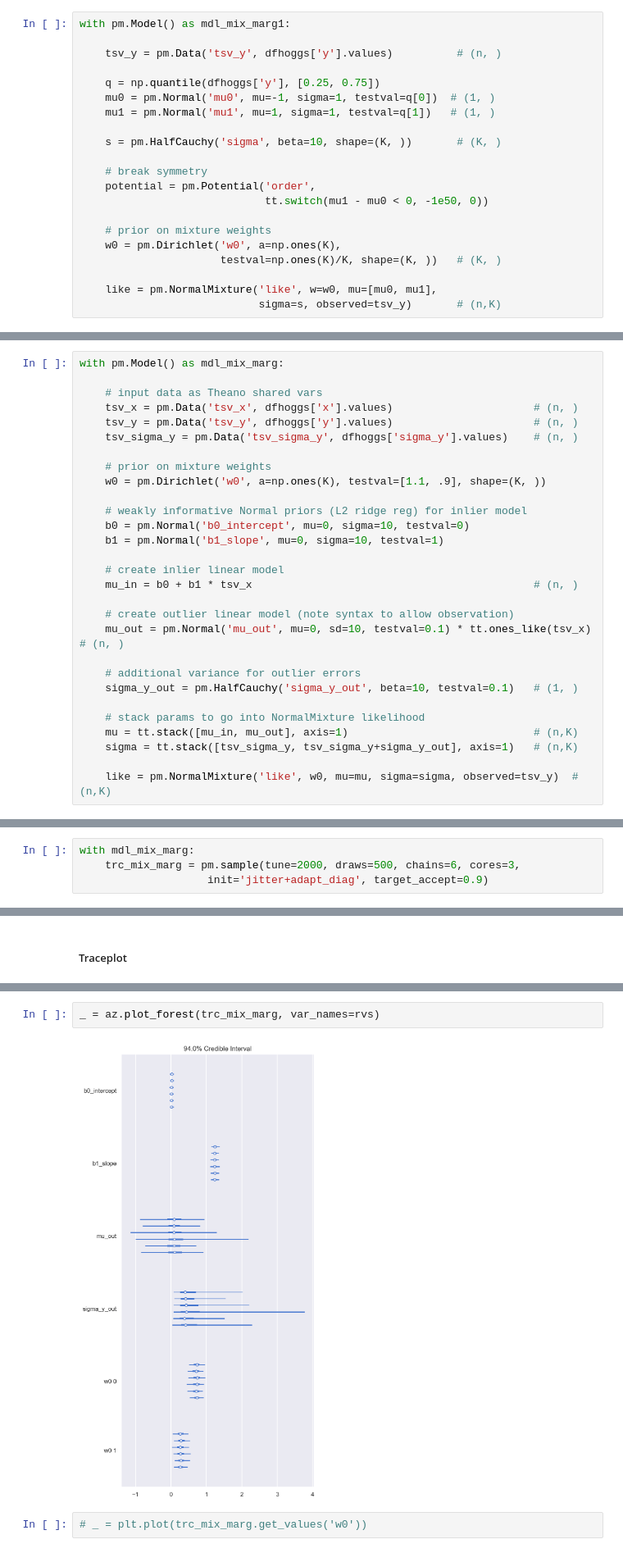
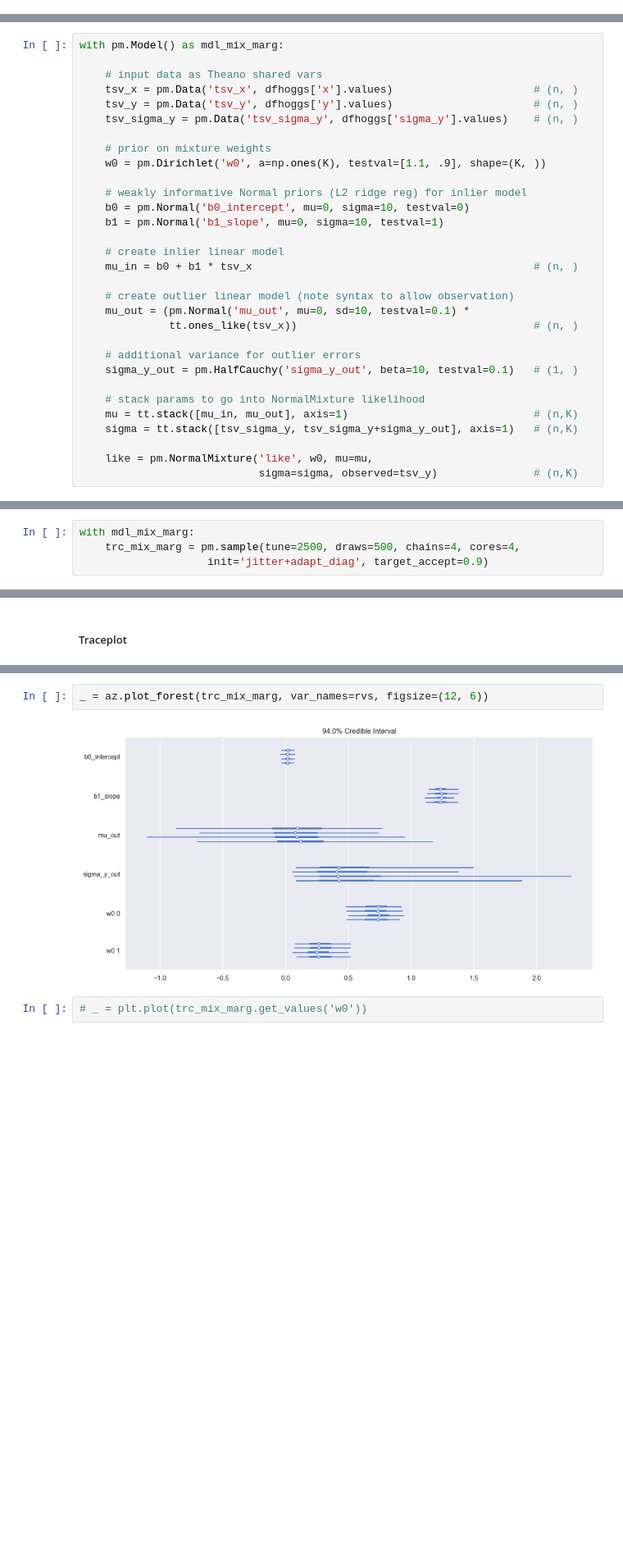
Before and after one commit to jonsedar/pymc3_examples, a Jupyter notebook: notebooks/glm-robust-regression-using-a-gmm-for-outlier-classification.ipynb, the cells around one changed output, grey strips where cells are left out. Shown at 82% size. Saved outputs shown, nothing was run; the diff lists cells and outputs as text; blank space fills up the shorter version.

Commit message:
non-marginalized model doesn't behave!

```diff
--- a/notebooks/glm-robust-regression-using-a-gmm-for-outlier-classification.ipynb
+++ b/notebooks/glm-robust-regression-using-a-gmm-for-outlier-classification.ipynb
@@ -298,21 +293,0 @@ K = len(eta)
-# %%
-with pm.Model() as mdl_mix_marg1:
-
-    tsv_y = pm.Data('tsv_y', dfhoggs['y'].values)          # (n, )
-
-    q = np.quantile(dfhoggs['y'], [0.25, 0.75])
-    mu0 = pm.Normal('mu0', mu=-1, sigma=1, testval=q[0])  # (1, )
-    mu1 = pm.Normal('mu1', mu=1, sigma=1, testval=q[1])   # (1, )
-
-    s = pm.HalfCauchy('sigma', beta=10, shape=(K, ))       # (K, )
-
-    # break symmetry
-    potential = pm.Potential('order',
-                             tt.switch(mu1 - mu0 < 0, -1e50, 0))
-
-    # prior on mixture weights
-    w0 = pm.Dirichlet('w0', a=np.ones(K),
-                      testval=np.ones(K)/K, shape=(K, ))   # (K, )
-
-    like = pm.NormalMixture('like', w=w0, mu=[mu0, mu1],
-                            sigma=s, observed=tsv_y)       # (n,K)
@@ -347,7 +310,8 @@ with pm.Model() as mdl_mix_marg:
     mu_in = b0 + b1 * tsv_x                                            # (n, )
 
     # create outlier linear model (note syntax to allow observation)
-    mu_out = pm.Normal('mu_out', mu=0, sd=10, testval=0.1) * tt.ones_like(tsv_x)                           # (n, )
+    mu_out = (pm.Normal('mu_out', mu=0, sd=10, testval=0.1) *
+              tt.ones_like(tsv_x))                                     # (n, )
 
     # additional variance for outlier errors
     sigma_y_out = pm.HalfCauchy('sigma_y_out', beta=10, testval=0.1)   # (1, )
@@ -356,7 +320,8 @@ with pm.Model() as mdl_mix_marg:
     mu = tt.stack([mu_in, mu_out], axis=1)                             # (n,K)
     sigma = tt.stack([tsv_sigma_y, tsv_sigma_y+sigma_y_out], axis=1)   # (n,K)
 
-    like = pm.NormalMixture('like', w0, mu=mu, sigma=sigma, observed=tsv_y)  # (n,K)
+    like = pm.NormalMixture('like', w0, mu=mu,
+                            sigma=sigma, observed=tsv_y)               # (n,K)
 # %% [markdown]
 Issues to improve:
 
@@ -376,6 +339,6 @@ Note: use lots of chains to help detect poor sampling and class switching
 # %%
 with mdl_mix_marg:
-    trc_mix_marg = pm.sample(tune=2000, draws=500, chains=6, cores=3,
+    trc_mix_marg = pm.sample(tune=2500, draws=500, chains=4, cores=4,
                     init='jitter+adapt_diag', target_accept=0.9)
 # %% [output]
 Auto-assigning NUTS sampler...
@@ -399,6 +362,6 @@ _ = az.plot_trace(trc_mix_marg, var_names=rvs, combined=False, compact=True)
 # %%
-_ = az.plot_forest(trc_mix_marg, var_names=rvs)
+_ = az.plot_forest(trc_mix_marg, var_names=rvs, figsize=(12, 6))
 # %% [output]
-[figure, old version]
+[figure, new version]
 # %%
 # _ = plt.plot(trc_mix_marg.get_values('w0'))
```
Also changed, not shown: parts of 34 cells of this notebook.
